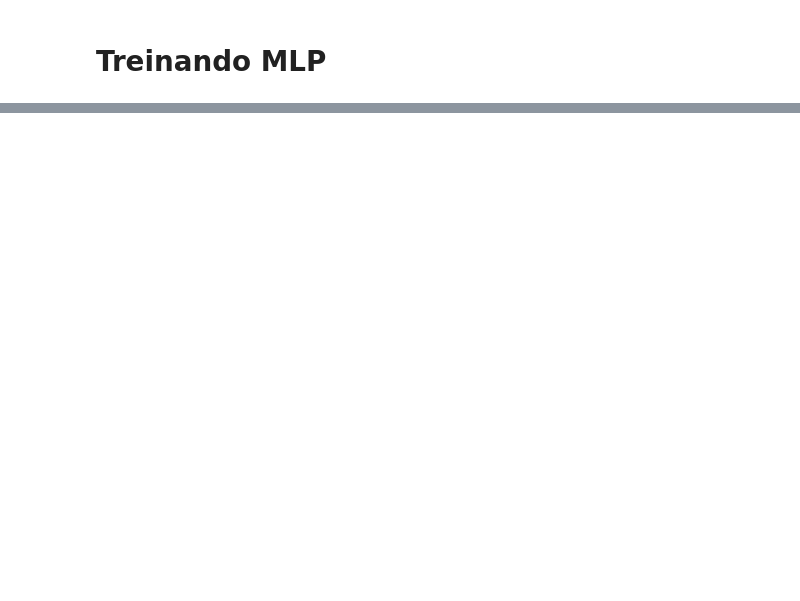
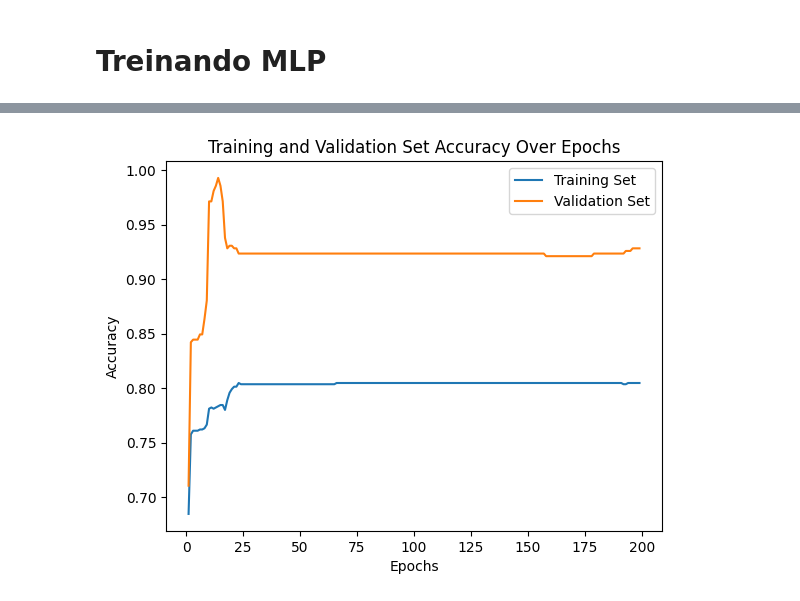
Before and after one commit to Quote023/IF684-Sistemas_Inteligentes_II, a Jupyter notebook: projeto_1/notebook.ipynb, the cells around one changed output, grey strips where cells are left out. Saved outputs shown, nothing was run; the diff lists cells and outputs as text; code cells hidden in the pictures; blank space fills up the shorter version.

```diff
--- a/projeto_1/notebook.ipynb
+++ b/projeto_1/notebook.ipynb
@@ -91,2 +151,7 @@ Mesmo com os tratamentos o AGE ainda não tá correlacionado à taxa de sobreviv
+# %%
+#idade continua pouco correlacionado à sobrevivência, então podemos remover
+
+trainData = trainData.drop(["Age"], axis=1)
+testData = testData.drop(["Age"], axis=1)
 # %% [markdown]
 # Treinando MLP
@@ -122,0 +171,44 @@ Name: count, dtype: int64
+# %%
+#Configuração do MLP
+mlp = MLPClassifier(
+    hidden_layer_sizes=(300,),
+    activation='relu',
+    learning_rate_init=0.001,
+    solver='adam',
+    max_iter=1000,
+    tol=1e-4,
+    random_state=42,
+    alpha=1e-5,
+    batch_size='auto',
+    validation_fraction=0.1,
+    verbose=True
+)
+# %%
+#Treinamento do modelo
+trainScores = []
+testScores = []
+
+# Train the model in epochs and store accuracy scores
+for epoch in range(1, 200):
+    mlp.partial_fit(trainX, trainY, classes=np.unique(trainY))
+
+    # Calculate training set accuracy
+    trainPred = mlp.predict(trainX)
+    trainScore = accuracy_score(trainY, trainPred)
+    trainScores.append(trainScore)
+
+    # Calculate validation set accuracy
+    TestPred = mlp.predict(testX)
+    testScore = accuracy_score(testY, TestPred)
+    testScores.append(testScore)
+
+# Plot accuracy graph comparison
+epochs = np.arange(1, len(trainScores) + 1)
+plt.plot(epochs, trainScores, label='Training Set')
+plt.plot(epochs, testScores, label='Validation Set')
+plt.xlabel('Epochs')
+plt.ylabel('Accuracy')
+plt.title('Training and Validation Set Accuracy Over Epochs')
+plt.legend()
+plt.show()
+# %% [output]
@@ -122,0 +232 @@ Name: count, dtype: int64
+[figure, added]
```
Also changed, not shown: parts of 28 cells of this notebook, 1 other file.
